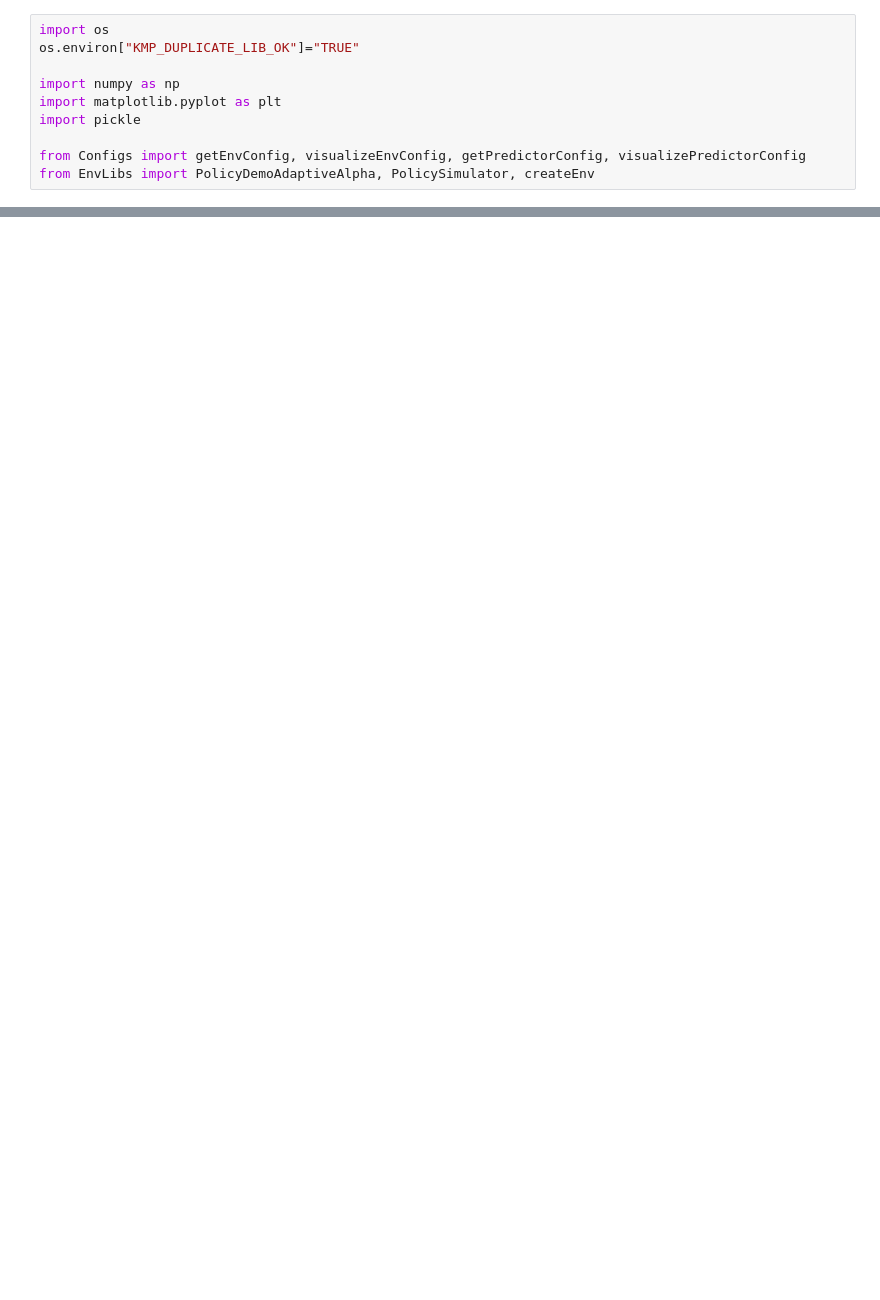
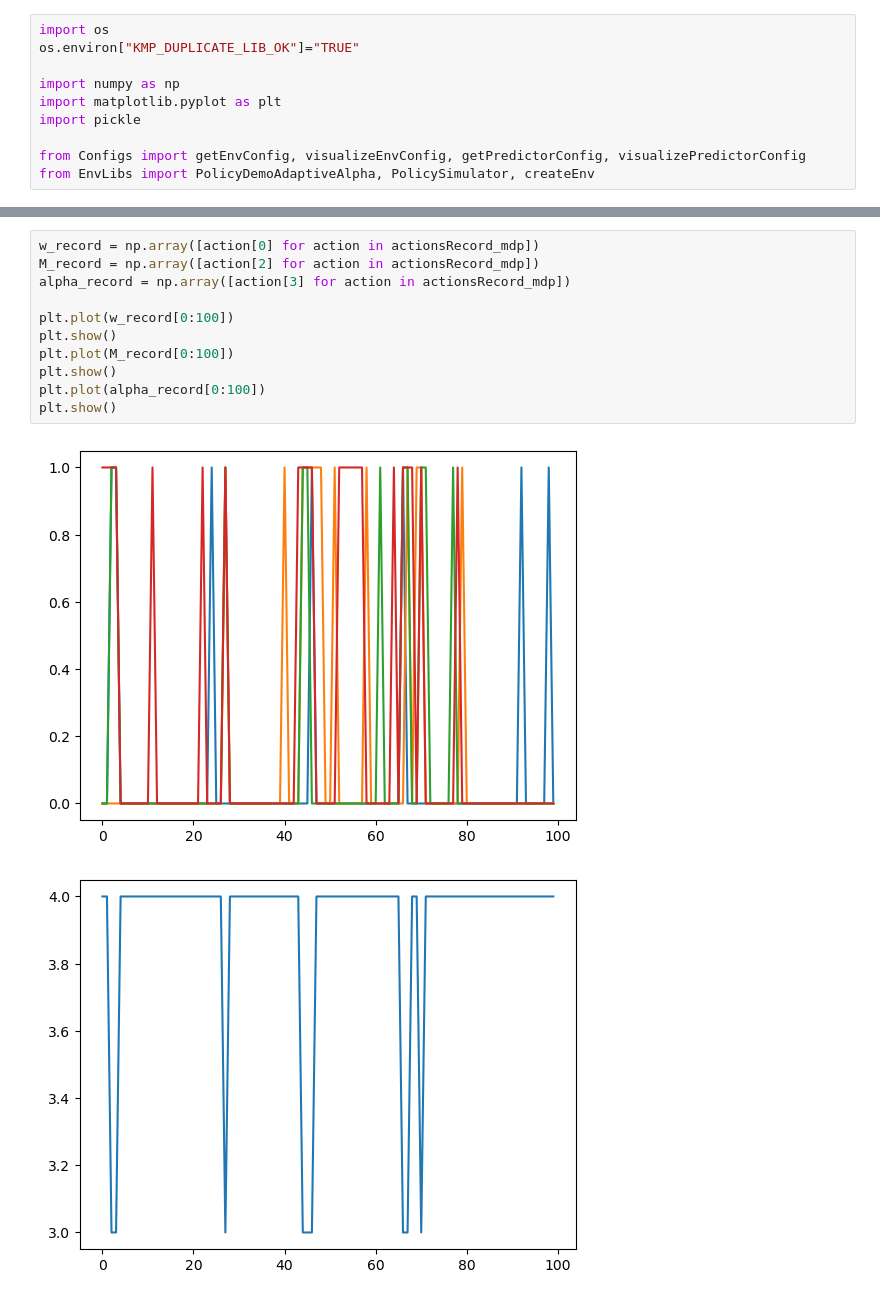
Before and after one commit to evanyeh5118/diffusion_resource_schduling_intra_slice, a Jupyter notebook: demo02_evaluate_mdp.ipynb, the cells around one changed output, grey strips where cells are left out. Drawn from its saved outputs; the diff is of its cells as text; blank space fills up the shorter version.

```diff
--- a/demo02_evaluate_mdp.ipynb
+++ b/demo02_evaluate_mdp.ipynb
@@ -83,0 +84,14 @@ avg_reward_mdp: 0.0058302697899836435, avg_reward_adaptive: 0.017440471172701127
+# %%
+w_record = np.array([action[0] for action in actionsRecord_mdp])
+M_record = np.array([action[2] for action in actionsRecord_mdp])
+alpha_record = np.array([action[3] for action in actionsRecord_mdp])
+
+plt.plot(w_record[0:100])
+plt.show()
+plt.plot(M_record[0:100])
+plt.show()
+plt.plot(alpha_record[0:100])
+plt.show()
+# %% [output]
+[figure, added]
+[figure, added]
```
Also changed, not shown: parts of 4 cells of this notebook, 9 other files.
